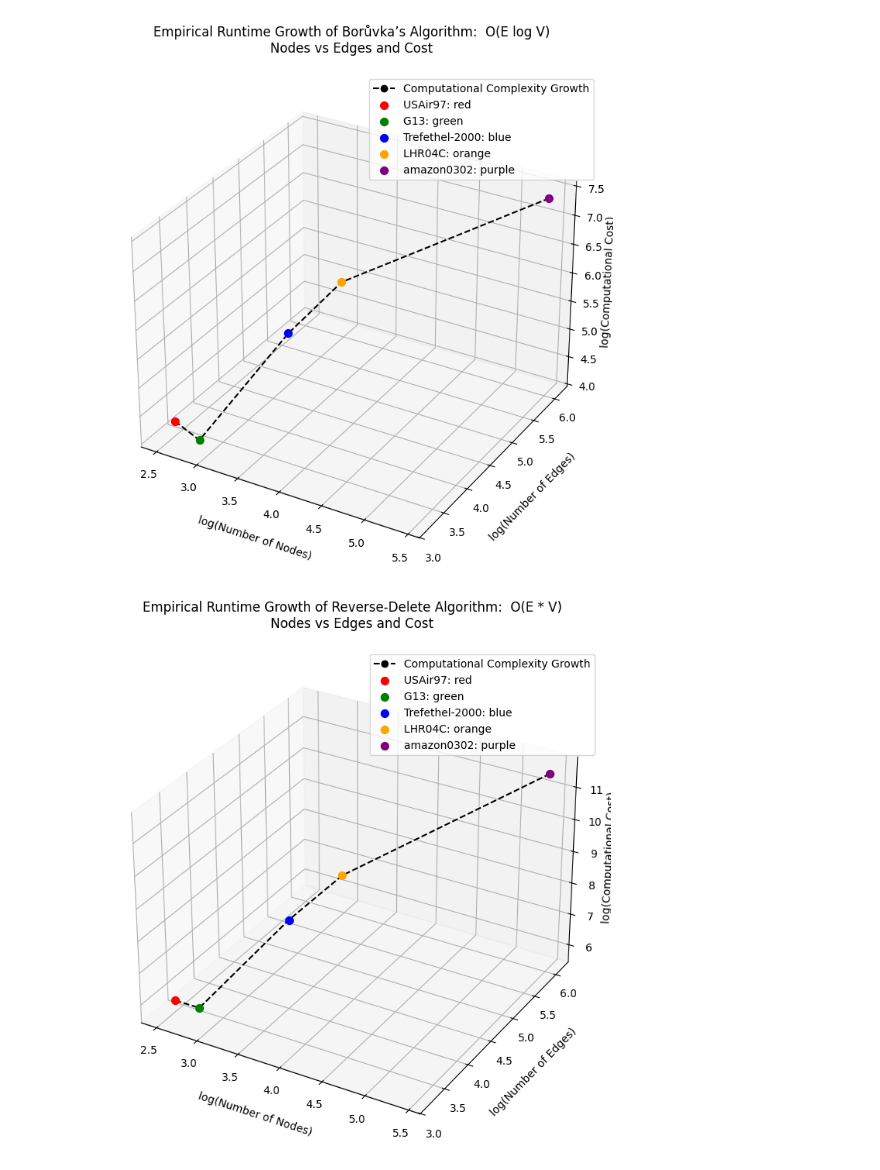
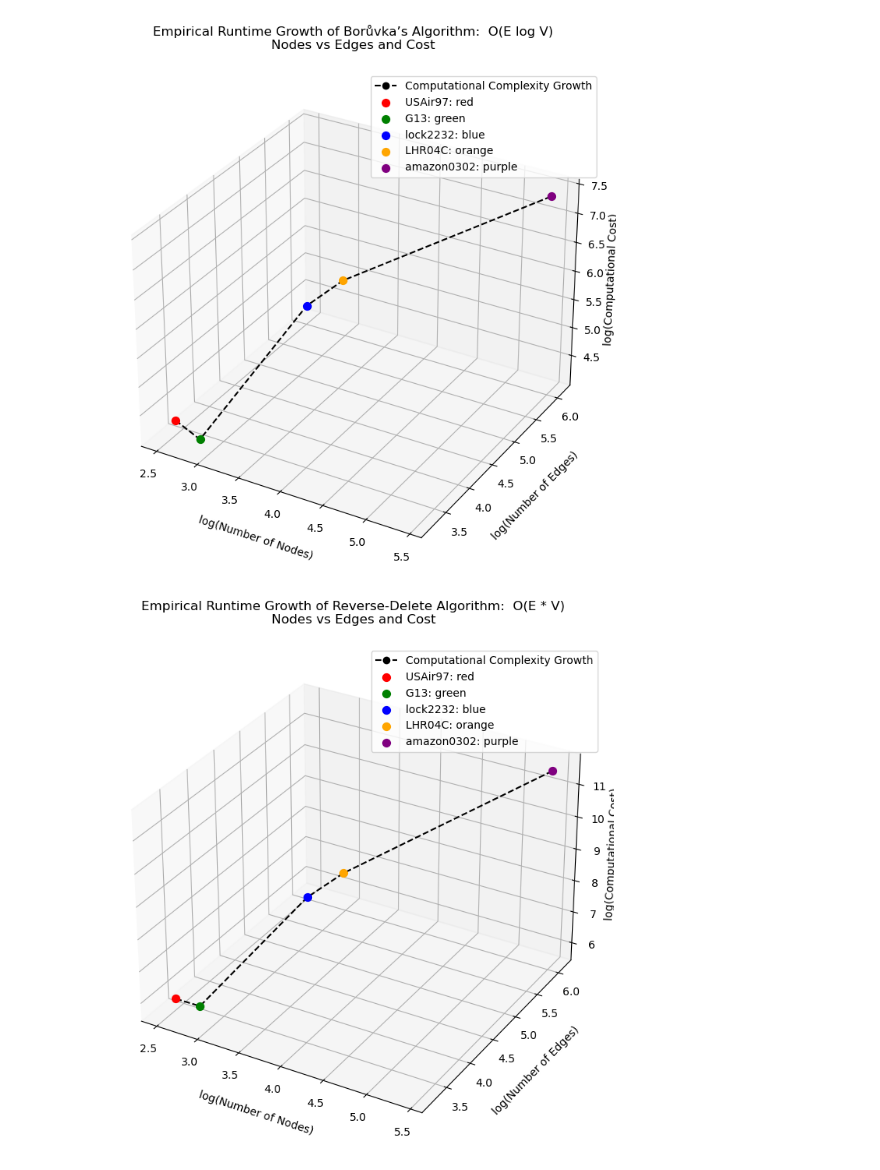
Before and after one commit to mostafashadyy/algorithms_mst_project, a Jupyter notebook: graphs/all_graphs.ipynb, the cells around one changed output. Drawn from its saved outputs; the diff is of its cells as text; code cells hidden in the pictures.

```diff
--- a/graphs/all_graphs.ipynb
+++ b/graphs/all_graphs.ipynb
@@ -5,10 +5,10 @@ from mpl_toolkits.mplot3d import Axes3D
 import numpy as np
 
 # Data
-datasets = ['USAir97', 'G13', 'Trefethel-2000', 'LHR04C', 'amazon0302']
-nodes = np.array([332, 800, 2000, 4101, 262111])
-edges = np.array([2126, 1600, 21953, 82682, 1234877])
-costs = np.array([23500.64, 17030.17, 31609.03, 1350634.09, 249988891.84])
+datasets = ['USAir97', 'G13', 'lock2232', 'LHR04C', 'amazon0302']
+nodes = np.array([332, 800, 2232, 4101, 262111])
+edges = np.array([2126, 1600, 41280, 82682, 1234877])
+costs = np.array([23500.64, 17030.17, 632952.65, 1350634.09, 249988891.84])
 
 # Take logs
 log_nodes = np.log10(nodes)
@@ -48,10 +48,10 @@ from mpl_toolkits.mplot3d import Axes3D
 import numpy as np
 
 # Data
-datasets = ['USAir97', 'G13', 'Trefethel-2000', 'LHR04C', 'amazon0302']
-nodes = np.array([332, 800, 2000, 4101, 262111])
-edges = np.array([2126, 1600, 21953, 82682, 1234877])
-costs = np.array([17805.33, 15430.17, 240731.86, 992329.52, 22227561.72])
+datasets = ['USAir97', 'G13', 'lock2232', 'LHR04C', 'amazon0302']
+nodes = np.array([332, 800, 2232, 4101, 262111])
+edges = np.array([2126, 1600, 41280, 82682, 1234877])
+costs = np.array([17805.33, 15430.17, 459203.73, 992329.52, 22227561.72])
 
 # Take logs
 log_nodes = np.log10(nodes)
@@ -83,10 +83,10 @@ from mpl_toolkits.mplot3d import Axes3D
 import numpy as np
 
 # Data for Boruvka
-datasets = ['USAir97', 'G13', 'Trefethel-2000', 'LHR04C', 'amazon0302']
-nodes = np.array([332, 800, 2000, 4101, 262111])
-edges = np.array([2126, 1600, 21953, 82682, 1234877])
-costs = np.array([17805.33, 15430.17, 240731.86, 992329.52, 22227561.72])
+datasets = ['USAir97', 'G13', 'lock2232', 'LHR04C', 'amazon0302']
+nodes = np.array([332, 800, 2232, 4101, 262111])
+edges = np.array([2126, 1600, 41280, 82682, 1234877])
+costs = np.array([17805.33, 15430.17, 459203.73, 992329.52, 22227561.72])
 
 log_nodes = np.log10(nodes)
 log_edges = np.log10(edges)
@@ -107,39 +107,39 @@ ax.legend()
 fig.subplots_adjust(left=0.1, right=0.9, top=0.95, bottom=0.05)
 plt.show()
 # %% [output]
-[figure, old version]
+[figure, new version]
 # %%
 #Reverse-Delete Algorithm
 import matplotlib.pyplot as plt
 from mpl_toolkits.mplot3d import Axes3D
 import numpy as np
 
 # Data for Reverse Delete
-datasets = ['USAir97', 'G13', 'Trefethel-2000', 'LHR04C', 'amazon0302']
-nodes = np.array([332, 800, 2000, 4101, 262111])
-edges = np.array([2126, 1600, 21953, 82682, 1234877])
-costs = np.array([705832, 1280000, 43906000, 339078882, 323674845347])
+datasets = ['USAir97', 'G13', 'lock2232', 'LHR04C', 'amazon0302']
+nodes = np.array([332, 800, 2232, 4101, 262111])
+edges = np.array([2126, 1600, 41280, 82682, 1234877])
+costs = np.array([705832, 1280000, 92136960, 339078882, 323674845347])
 
 log_nodes = np.log10(nodes)
 log_edges = np.log10(edges)
 log_costs = np.log10(costs)
 
 fig = plt.figure(figsize=(8, 8))
 ax = fig.add_subplot(111, projection='3d')
 ax.plot(log_nodes, log_edges, log_costs, marker='o', linestyle='--', color='black', label='Computational Complexity Growth')
 point_colors = ['red', 'green', 'blue', 'orange', 'purple']
 for i in range(len(datasets)):
     ax.scatter(log_nodes[i], log_edges[i], log_costs[i], color=point_colors[i], s=50, label=f'{datasets[i]}: {point_colors[i]}')
 
 ax.set_xlabel('log(Number of Nodes)', labelpad=10)
 ax.set_ylabel('log(Number of Edges)', labelpad=10)
 ax.set_zlabel('log(Computational Cost)', labelpad=0)
 ax.set_title("Empirical Runtime Growth of Reverse-Delete Algorithm:  O(E * V)\nNodes vs Edges and Cost", pad=20)
 ax.legend()
 fig.subplots_adjust(left=0.1, right=0.9, top=0.95, bottom=0.05)
 plt.show()
 # %% [output]
-[figure, old version]
+[figure, new version]
 # %%
 #Karger’s Algorithm
 import matplotlib.pyplot as plt
```
Also changed, not shown: parts of 3 cells of this notebook, 28 other files.
